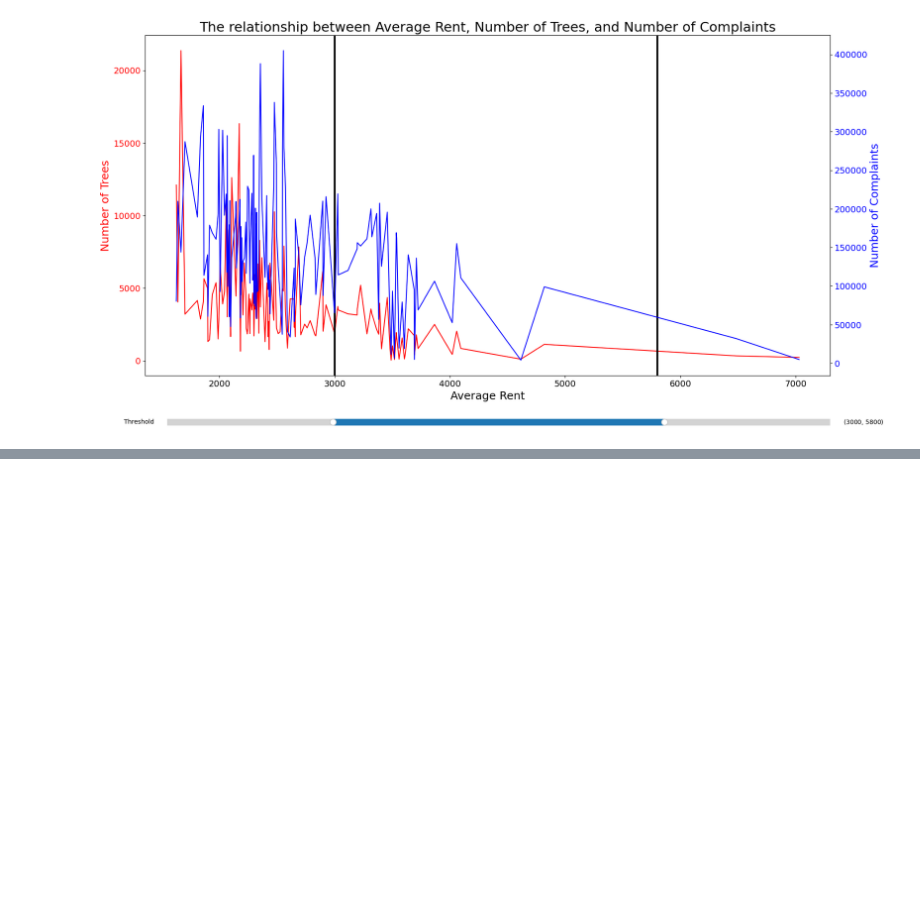
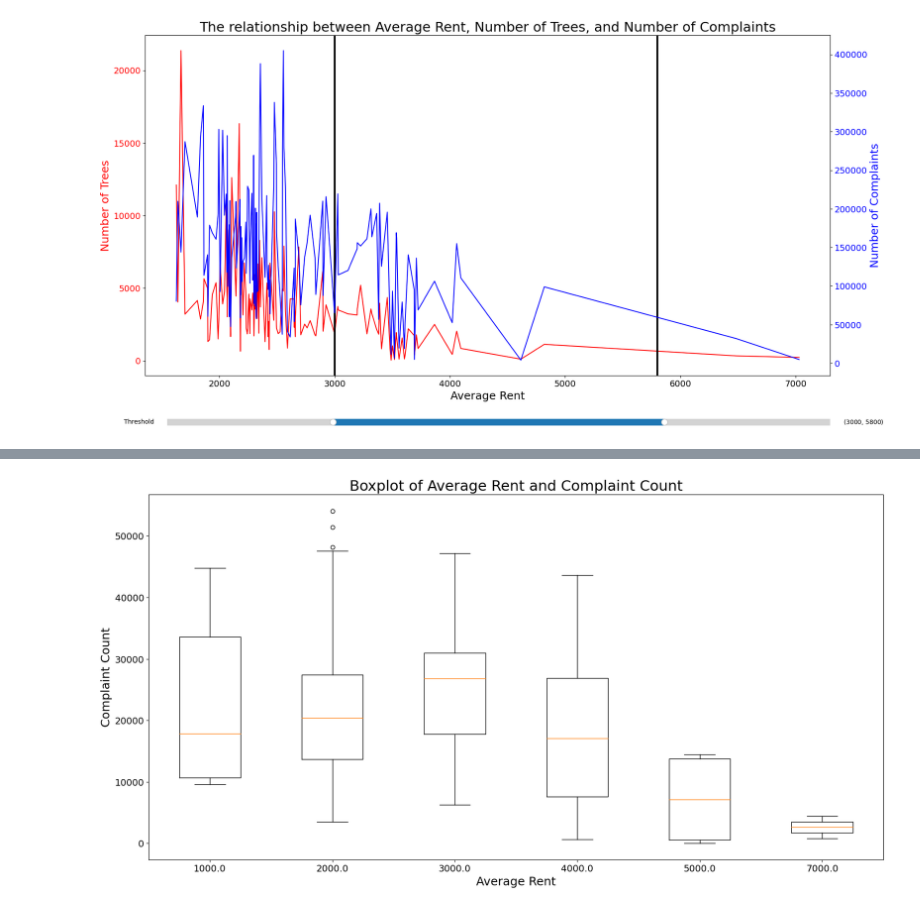
Before and after one commit to Yawenislearning/project-group28, a Jupyter notebook: project_code.ipynb, the cells around one changed output, grey strips where cells are left out. Cells and saved outputs as stored; diff of their text form; code cells hidden in the pictures; blank space fills up the shorter version.

Commit message:
Add visual4

```diff
--- a/project_code.ipynb
+++ b/project_code.ipynb
@@ -1046,0 +1074,29 @@ plot_double_axis_on_averent(rents_treecount_complaintcount())
+# %%
+def plot_boxplot(dataframe) -> None:
+    """
+    Arguments:
+        dataframe (pd.DataFrame): A DataFrame with rent groups and the corresponding number of complaints
+                                  for each group.
+
+    Returns:
+        None: displays a boxplot.
+    """
+    # Create the subplots
+    fig, axes = plt.subplots(figsize=(20, 10))
+    grouped_df = dataframe.groupby('groups')
+
+    data = []
+    for name, group in grouped_df:
+        data.append(group['num_complaints'])
+
+    axes.tick_params(axis='x', labelsize=14)
+    axes.tick_params(axis='y', labelsize=14)
+    axes.set_title("Boxplot of Average Rent and Complaint Count",fontsize = 22)  # set title
+    plt.xlabel('Average Rent',fontsize = 18)
+    plt.ylabel('Complaint Count',fontsize = 18)
+    plt.boxplot(data, labels=grouped_df.groups.keys())
+    plt.show()
+# %%
+plot_boxplot(get_data_for_rent_complaint_count())
+# %% [output]
+[figure, added]
```
Also changed, not shown: parts of 2 cells of this notebook.
